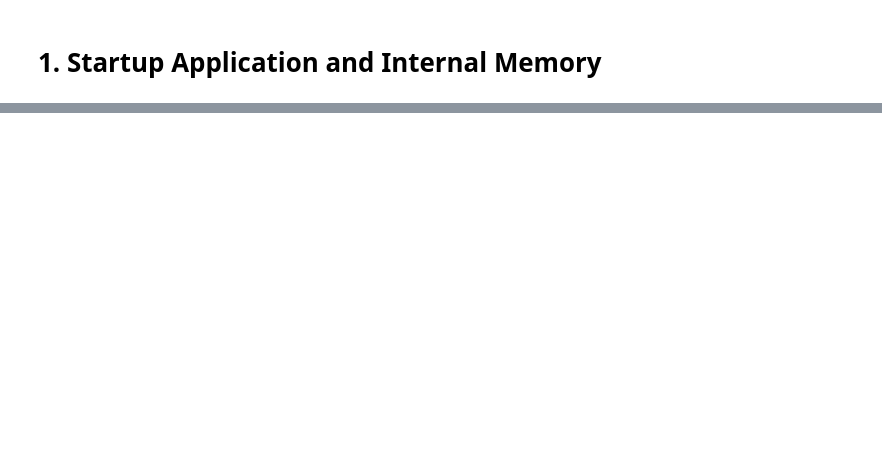
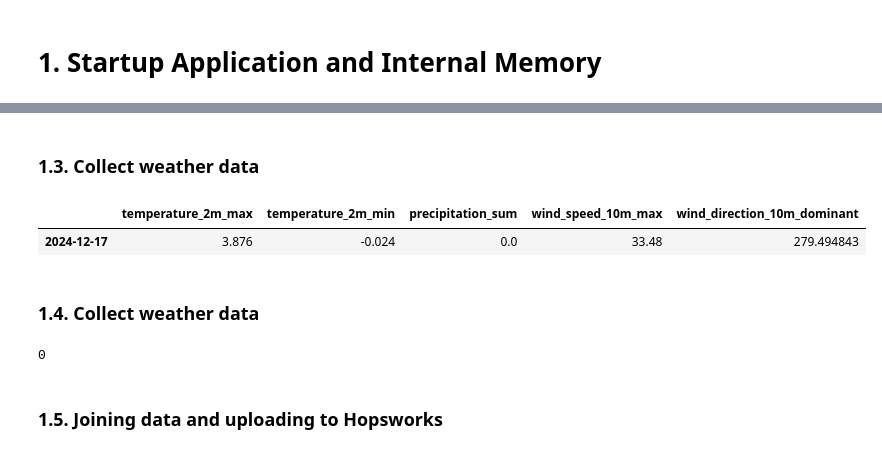
Before and after one commit to IST199655/Project-ID2223_TrafficApp, a Jupyter notebook: Startup.ipynb, the cells around one changed output, grey strips where cells are left out. Saved outputs shown, nothing was run; the diff lists cells and outputs as text; code cells hidden in the pictures; blank space fills up the shorter version.

```diff
--- a/Startup.ipynb
+++ b/Startup.ipynb
@@ -85,0 +114,17 @@ dict_keys(['frc', 'currentSpeed', 'freeFlowSpeed', 'currentTravelTime', 'freeFlo
+# %% [markdown]
+### 1.3. Collect weather data
+# %%
+weather = get_weather(coordinates)
+weather
+# %% [output]
+|  | temperature_2m_max | temperature_2m_min | precipitation_sum | wind_speed_10m_max | wind_direction_10m_dominant |
+| 2024-12-17 | 3.876 | -0.024 | 0.0 | 33.48 | 279.494843 |
+# %% [markdown]
+### 1.4. Collect weather data
+# %%
+holiday_status = is_holiday()
+holiday_status
+# %% [output]
+0
+# %% [markdown]
+### 1.5. Joining data and uploading to Hopsworks
```
Also changed, not shown: parts of 9 cells of this notebook, 8 other files.
